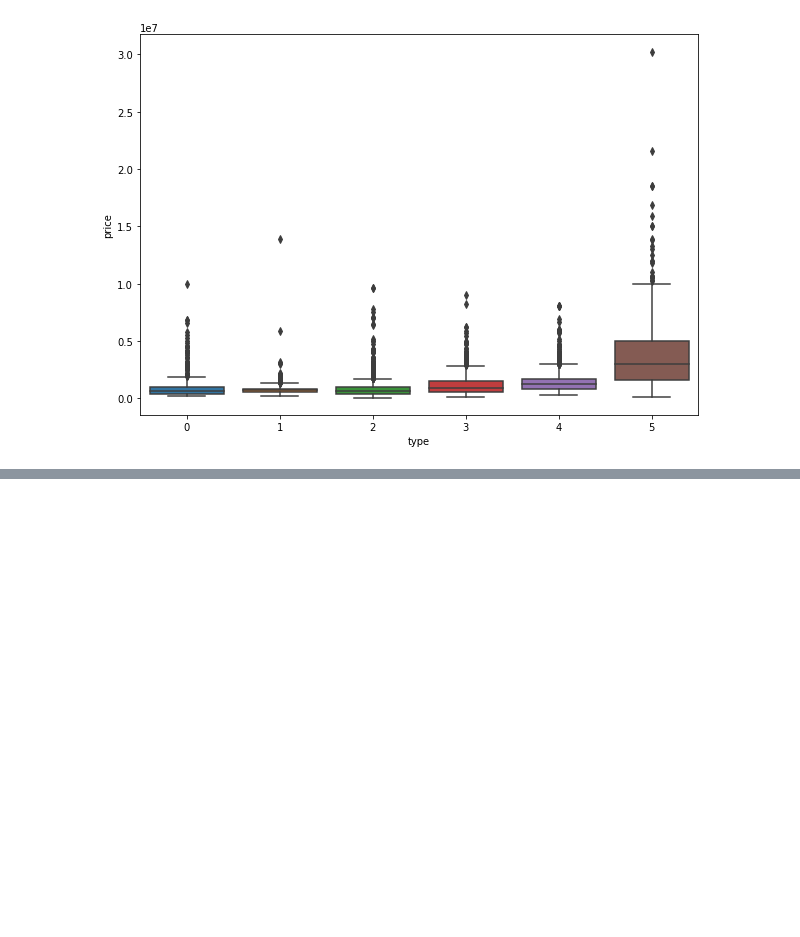
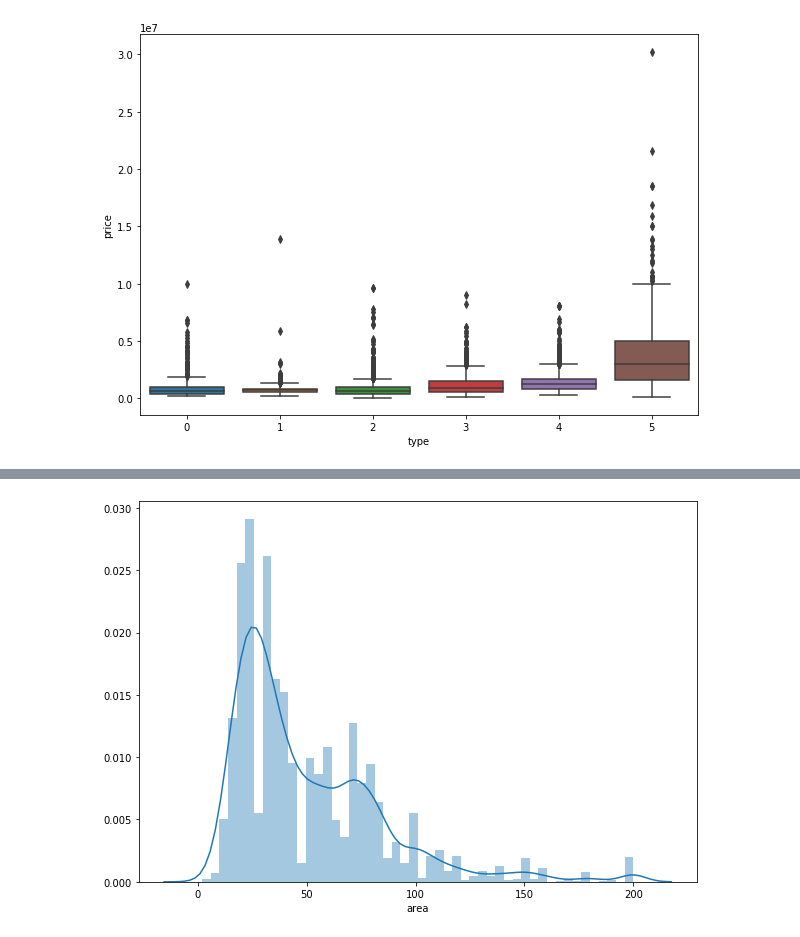
Before and after one commit to nguyen-quang-phu/projectDataScience, a Jupyter notebook: Model.ipynb, the cells around one changed output, grey strips where cells are left out. Cells and saved outputs as stored; diff of their text form; code cells hidden in the pictures; blank space fills up the shorter version.

```diff
--- a/Model.ipynb
+++ b/Model.ipynb
@@ -272,0 +313,7 @@ plt.show()
+# %%
+tmp_area = df[(df["area"].isnull() == False) & (df["area"] <= 200)]["area"]
+fig = plt.figure(figsize=(10,7))
+sns.distplot(tmp_area, bins=50)
+plt.show()
+# %% [output]
+[figure, added]
```
Also changed, not shown: parts of 20 cells of this notebook.
